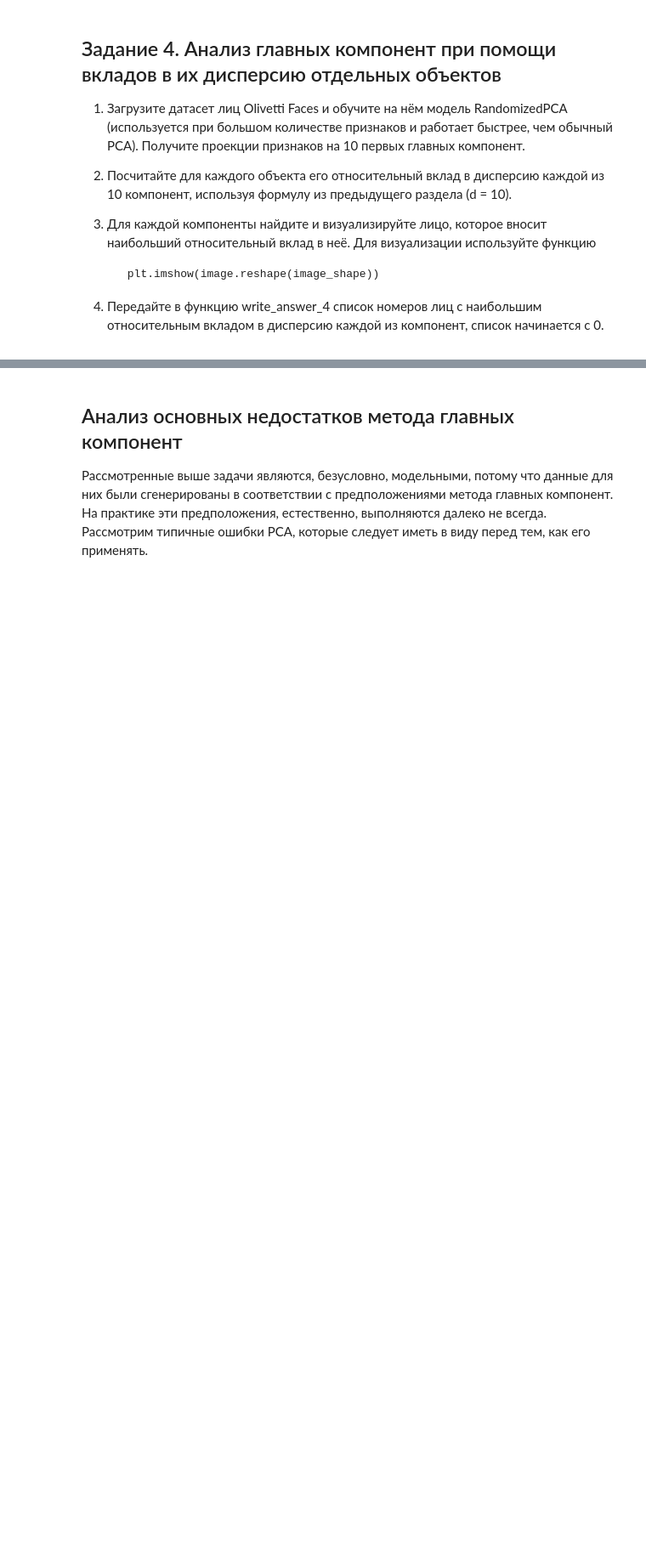
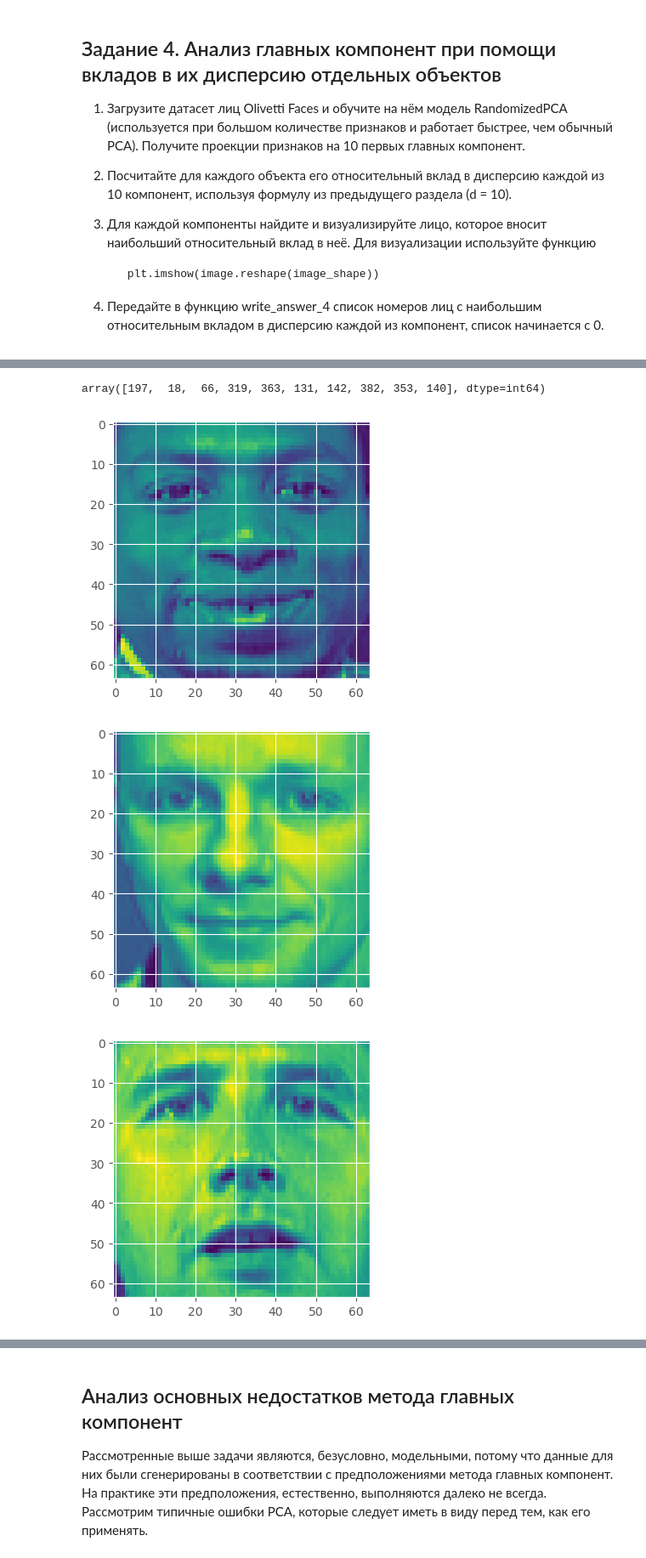
Before and after one commit to Kum4yk/Yandex_math_and_ML, a Jupyter notebook: Specialization. ML and Data Analysis/3_unsupervised-learning/week 2/task 1/PCA.ipynb, the cells around one changed output, grey strips where cells are left out. Shown: that part at 85% size. Saved outputs shown, nothing was run; the diff lists cells and outputs as text; code cells hidden in the pictures; blank space fills up the shorter version.

```diff
--- a/Specialization. ML and Data Analysis/3_unsupervised-learning/week 2/task 1/PCA.ipynb
+++ b/Specialization. ML and Data Analysis/3_unsupervised-learning/week 2/task 1/PCA.ipynb
@@ -393,0 +552,3 @@ image_shape = (64, 64)
+# %%
+model = PCA(n_components=10, svd_solver="randomized")
+transformed = model.fit_transform(data)
@@ -393,0 +560,18 @@ image_shape = (64, 64)
+# %%
+transformed = np.power(transformed, 2)
+# %%
+result = transformed / np.sum(transformed, axis=1)[:,None]
+# %%
+res = np.argmax(result, axis=0)
+# %%
+res
+# %% [output]
+array([197,  18,  66, 319, 363, 131, 142, 382, 353, 140], dtype=int64)
+# %%
+for elem in res:
+    plt.figure(dpi=100)
+    plt.imshow(data[elem].reshape(image_shape))
+# %% [output]
+[figure, added]
+[figure, added]
+[figure, added]
```
Also changed, not shown: parts of 46 cells of this notebook, 6 other files.
